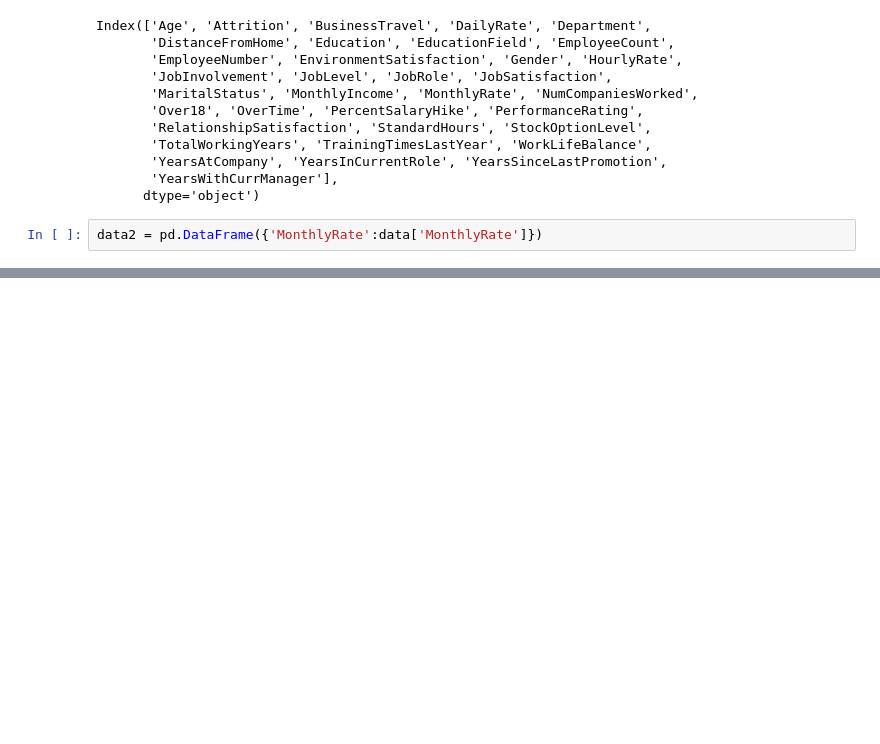
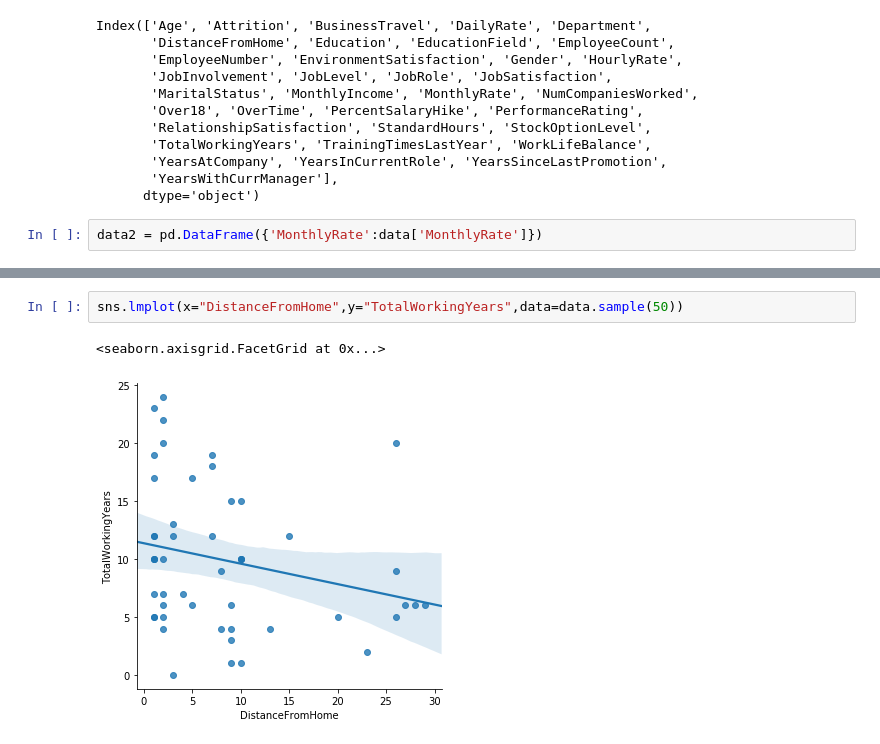
Before and after one commit to AssanDiomande/bigdata, a Jupyter notebook: cours/ObjetPython-Copy2.ipynb, the cells around one changed output, grey strips where cells are left out. Saved outputs shown, nothing was run; the diff lists cells and outputs as text; blank space fills up the shorter version.

```diff
--- a/cours/ObjetPython-Copy2.ipynb
+++ b/cours/ObjetPython-Copy2.ipynb
@@ -478,0 +477,5 @@ data2.query("MonthlyRate < 5000 and MonthlyRate > 0")
+# %%
+sns.lmplot(x="DistanceFromHome",y="TotalWorkingYears",data=data.sample(50))
+# %% [output]
+<seaborn.axisgrid.FacetGrid at 0x...>
+[figure, added]
```
Also changed, not shown: parts of 2 cells of this notebook, 1 other file.
